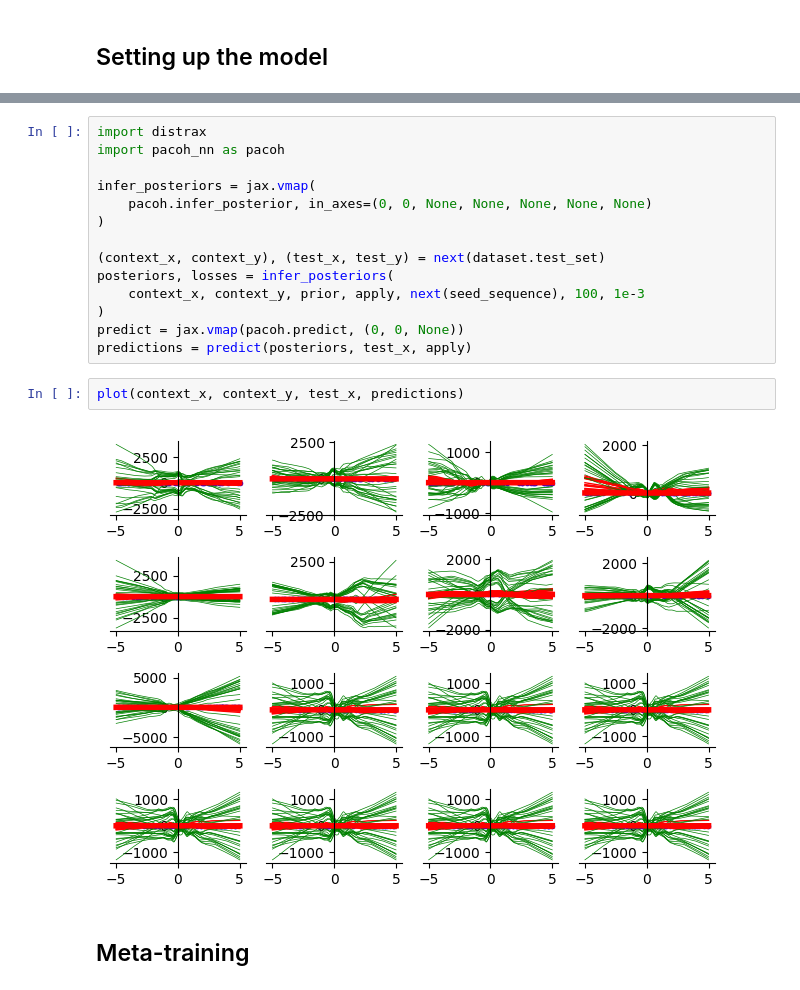
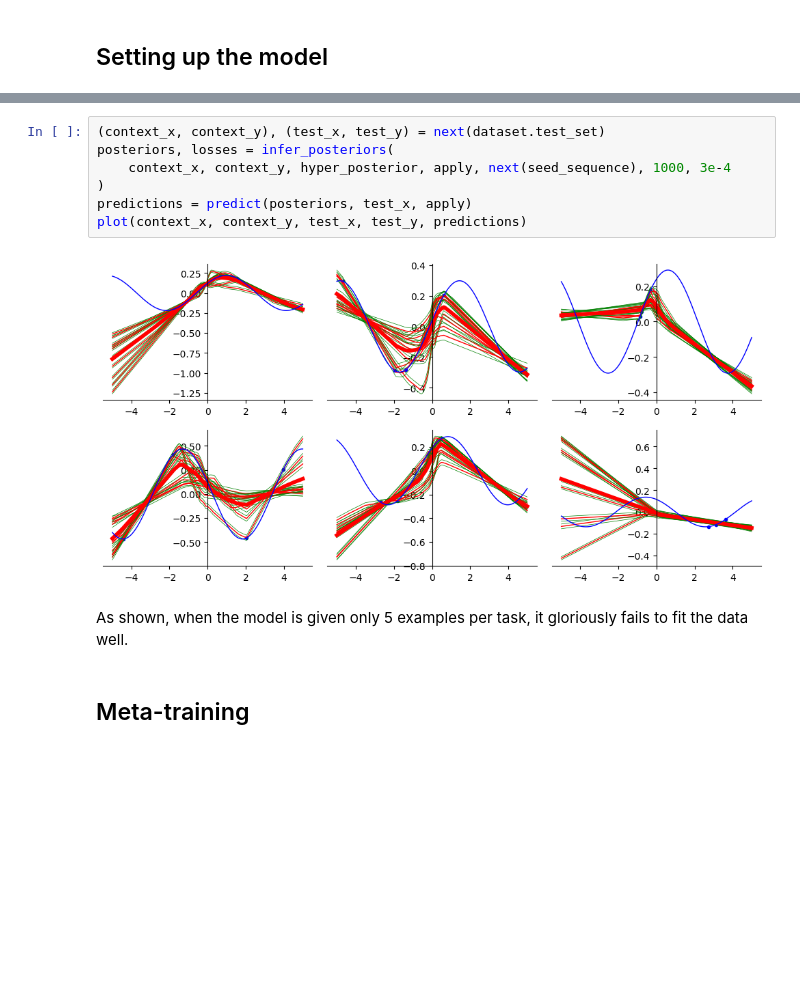
Before and after one commit to yardenas/jax-pacoh-nn, a Jupyter notebook: demo.ipynb, the cells around one changed output, grey strips where cells are left out. Drawn from its saved outputs; the diff is of its cells as text; blank space fills up the shorter version.

```diff
--- a/demo.ipynb
+++ b/demo.ipynb
@@ -89,21 +122,14 @@ No GPU/TPU found, falling back to CPU. (Set TF_CPP_MIN_LOG_LEVEL=0 and rerun for
 # %%
-import distrax
-import pacoh_nn as pacoh
-
-infer_posteriors = jax.vmap(
-    pacoh.infer_posterior, in_axes=(0, 0, None, None, None, None, None)
-)
-
 (context_x, context_y), (test_x, test_y) = next(dataset.test_set)
 posteriors, losses = infer_posteriors(
-    context_x, context_y, prior, apply, next(seed_sequence), 100, 1e-3
+    context_x, context_y, hyper_posterior, apply, next(seed_sequence), 1000, 3e-4
 )
-predict = jax.vmap(pacoh.predict, (0, 0, None))
 predictions = predict(posteriors, test_x, apply)
+plot(context_x, context_y, test_x, test_y, predictions)
+# %% [output]
+[figure, added]
-# %%
-plot(context_x, context_y, test_x, predictions)
-# %% [output]
-[figure, removed]
+# %% [markdown]
+As shown, when the model is given only 5 examples per task, it gloriously fails to fit the data well.
 # %% [markdown]
 ## Meta-training
 # %%
```
Also changed, not shown: parts of 11 cells of this notebook, 3 other files.
